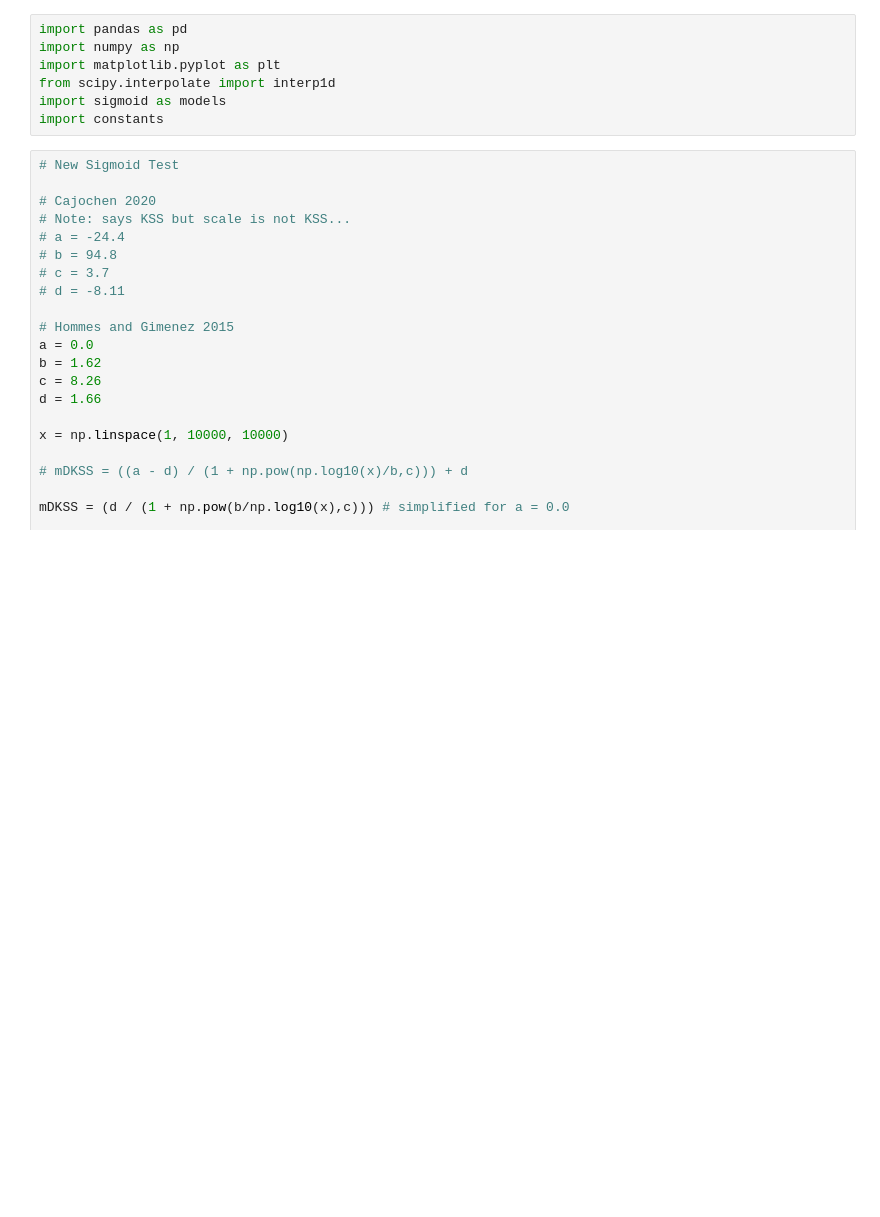
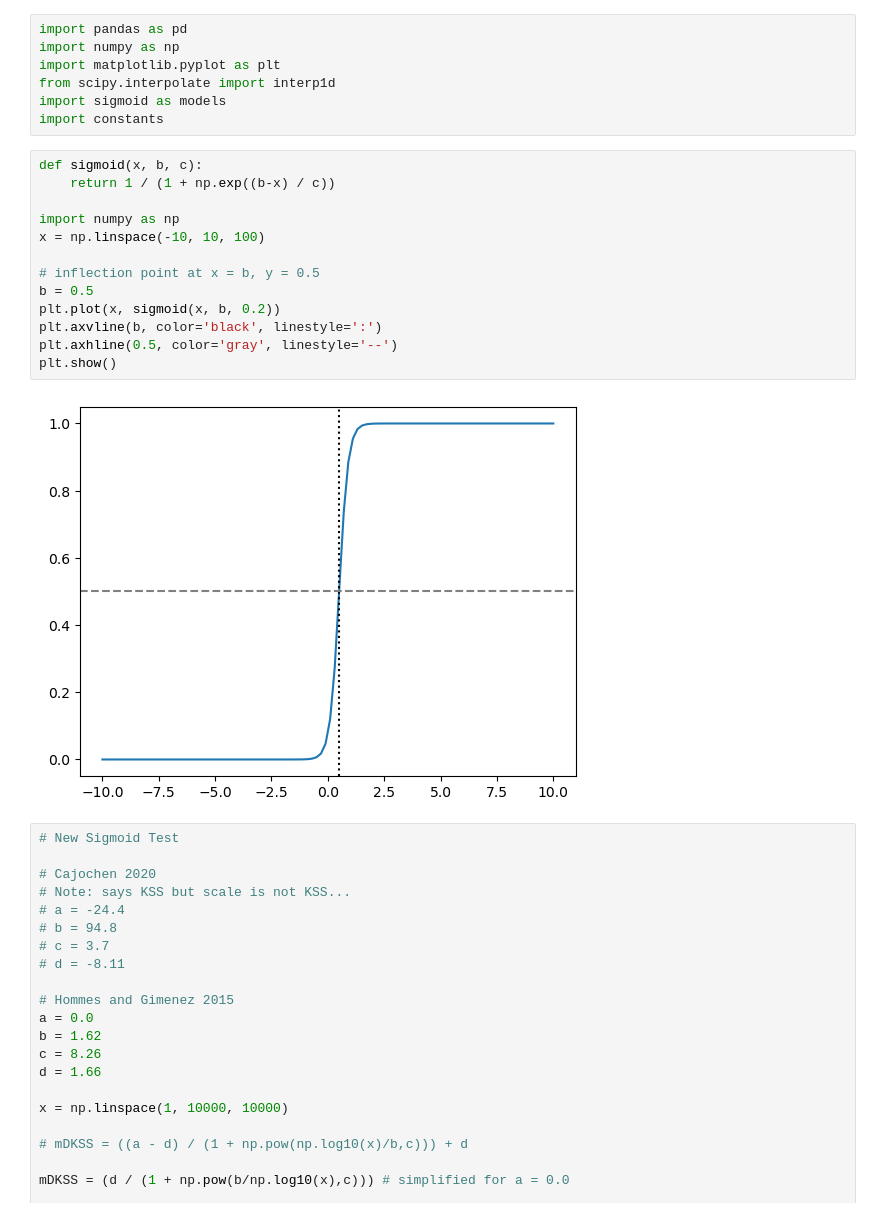
Before and after one commit to adulbrich/arousal-dynamics-model, a Jupyter notebook: sigmoid_fit.ipynb, the cells around one changed output. Drawn from its saved outputs; the diff is of its cells as text; blank space fills up the shorter version.

```diff
--- a/sigmoid_fit.ipynb
+++ b/sigmoid_fit.ipynb
@@ -5,6 +5,21 @@ import matplotlib.pyplot as plt
 from scipy.interpolate import interp1d
 import sigmoid as models
 import constants
+# %%
+def sigmoid(x, b, c):
+    return 1 / (1 + np.exp((b-x) / c))
+
+import numpy as np
+x = np.linspace(-10, 10, 100)
+
+# inflection point at x = b, y = 0.5
+b = 0.5
+plt.plot(x, sigmoid(x, b, 0.2))
+plt.axvline(b, color='black', linestyle=':')
+plt.axhline(0.5, color='gray', linestyle='--')
+plt.show()
+# %% [output]
+[figure, added]
 # %%
 # New Sigmoid Test
 
```
Also changed, not shown: parts of 3 cells of this notebook, 2 other files.
